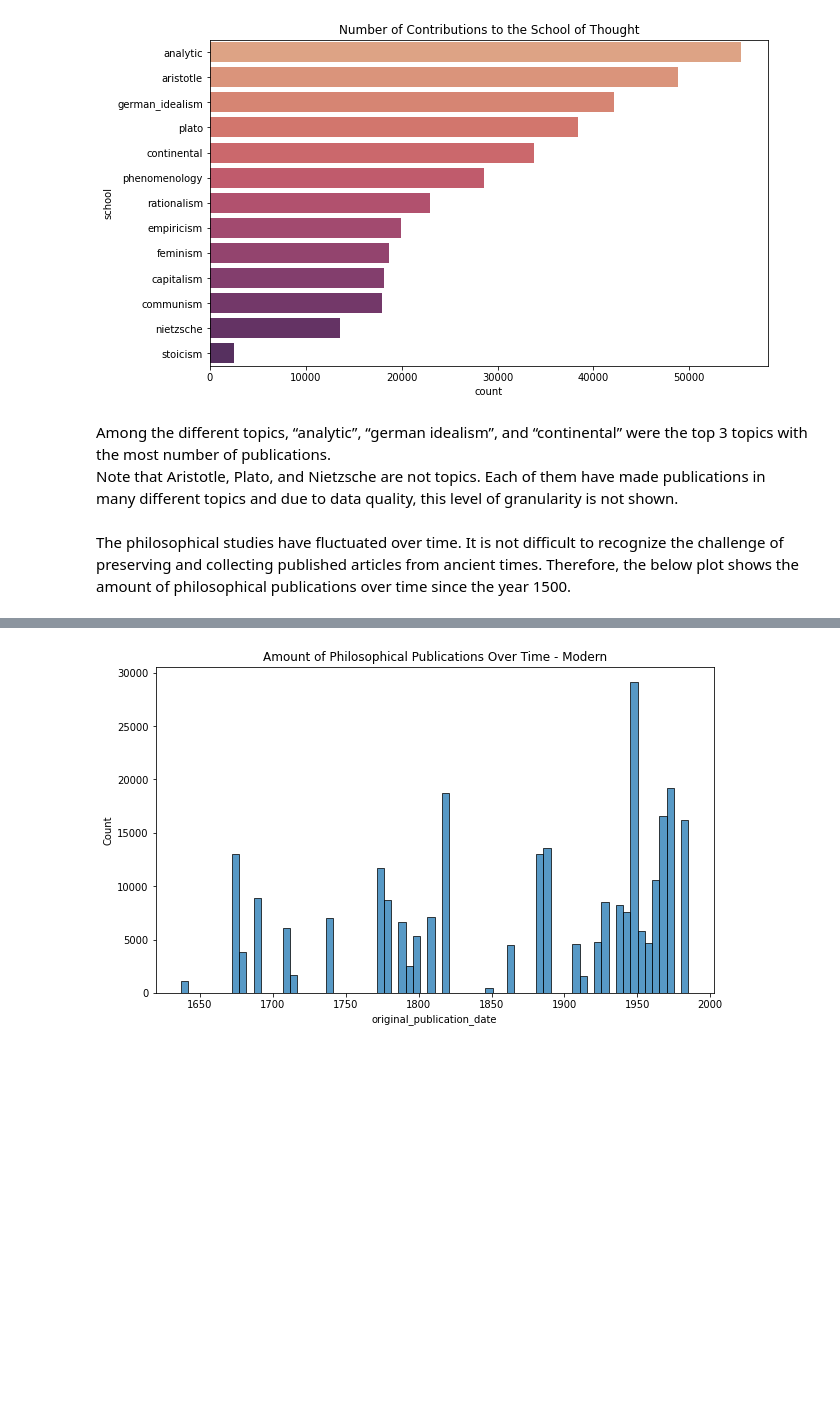
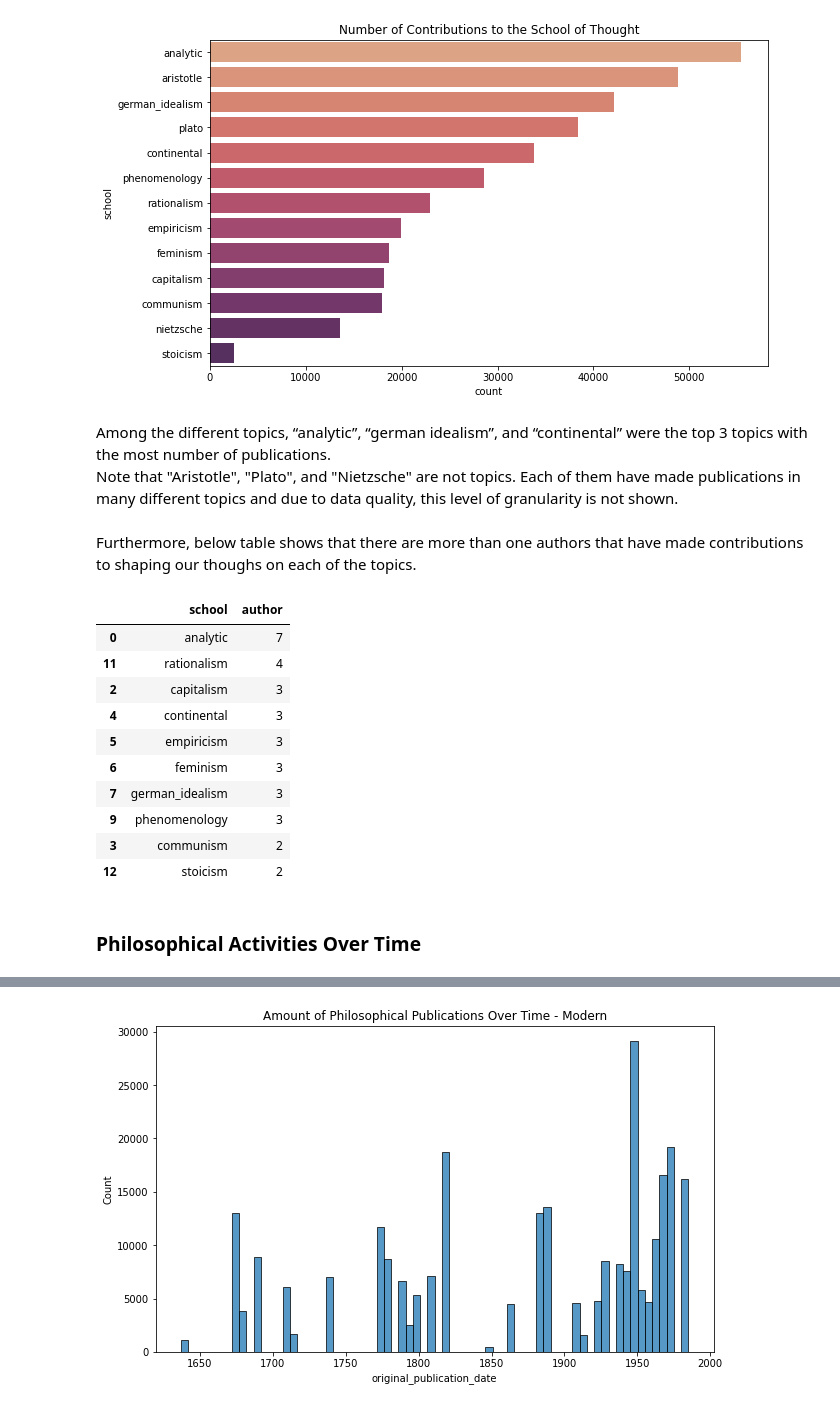
Before and after one commit to woonsupkim/NLP_Philosophy_DataStory, a Jupyter notebook: Project1.ipynb, the cells around one changed output, grey strips where cells are left out. Cells and saved outputs as stored; diff of their text form; code cells hidden in the pictures; blank space fills up the shorter version.

```diff
--- a/Project1.ipynb
+++ b/Project1.ipynb
@@ -98,6 +98,23 @@ sns.countplot(y = 'school', data = df2, order = df2['school'].value_counts().ind
 [figure]
 # %% [markdown]
 Among the different topics, “analytic”, “german idealism”, and “continental” were the top 3 topics with the most number of publications. <br>
-Note that Aristotle, Plato, and Nietzsche are not topics. Each of them have made publications in many different topics and due to data quality, this level of granularity is not shown.
+Note that "Aristotle", "Plato", and "Nietzsche" are not topics. Each of them have made publications in many different topics and due to data quality, this level of granularity is not shown.
-# %% [markdown]
-The philosophical studies have fluctuated over time. It is not difficult to recognize the challenge of preserving and collecting published articles from ancient times. Therefore, the below plot shows the amount of philosophical publications over time since the year 1500.
+# %% [markdown]
+ Furthermore, below table shows that there are more than one authors that have made contributions to shaping our thoughs on each of the topics.
+# %%
+df_test = df2.groupby(["school"])['author'].nunique().reset_index()
+df_test.sort_values(by=['author'], ascending=False)[0:10]
+# %% [output]
+|  | school | author |
+| 0 | analytic | 7 |
+| 11 | rationalism | 4 |
+| 2 | capitalism | 3 |
+| 4 | continental | 3 |
+| 5 | empiricism | 3 |
+| 6 | feminism | 3 |
+| 7 | german_idealism | 3 |
+| 9 | phenomenology | 3 |
+| 3 | communism | 2 |
+| 12 | stoicism | 2 |
+# %% [markdown]
+### Philosophical Activities Over Time
```
Also changed, not shown: parts of 28 cells of this notebook.
